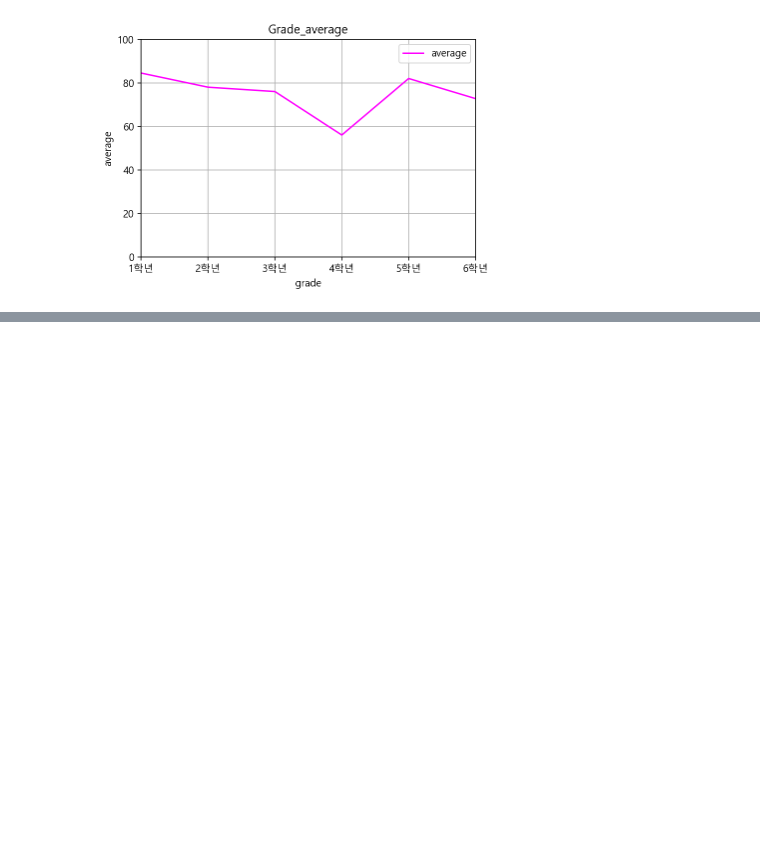
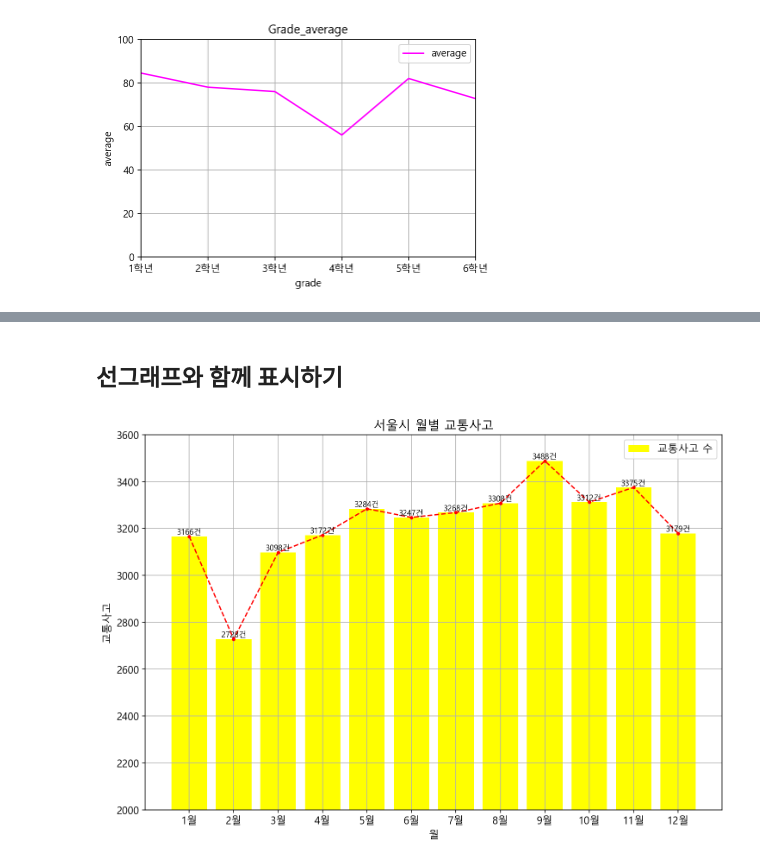
Before and after one commit to junhong-CHEON/python_study, a Jupyter notebook: 12-matplotlib.ipynb, the cells around one changed output, grey strips where cells are left out. Saved outputs shown, nothing was run; the diff lists cells and outputs as text; code cells hidden in the pictures; blank space fills up the shorter version.

```diff
--- a/12-matplotlib.ipynb
+++ b/12-matplotlib.ipynb
@@ -107,0 +271,25 @@ pyplot.close()
+# %% [markdown]
+## 선그래프와 함께 표시하기
+# %%
+xpos = list(range(0, len(seoul)))
+
+plt.figure()
+plt.bar(xpos, seoul, label = '교통사고 수', color = '#ffff00')
+plt.plot(seoul, linestyle = '--', marker = '.', color='#ff0000')
+
+plt.xticks(xpos, label)
+
+plt.legend()
+plt.xlabel('월')
+plt.ylabel('교통사고')
+plt.ylim(2000, 3600)
+plt.title('서울시 월별 교통사고')
+plt.grid()
+
+for i ,v in enumerate(seoul):
+    str_val = '%d건' %v
+    plt.text(xpos[i], seoul[i], str_val, fontsize = 9, color = '#000000',
+    horizontalalignment = 'center', verticalalignment = 'bottom')
+plt.show()
+# %% [output]
+[figure, added]
```
Also changed, not shown: parts of 14 cells of this notebook, 10 other files.
